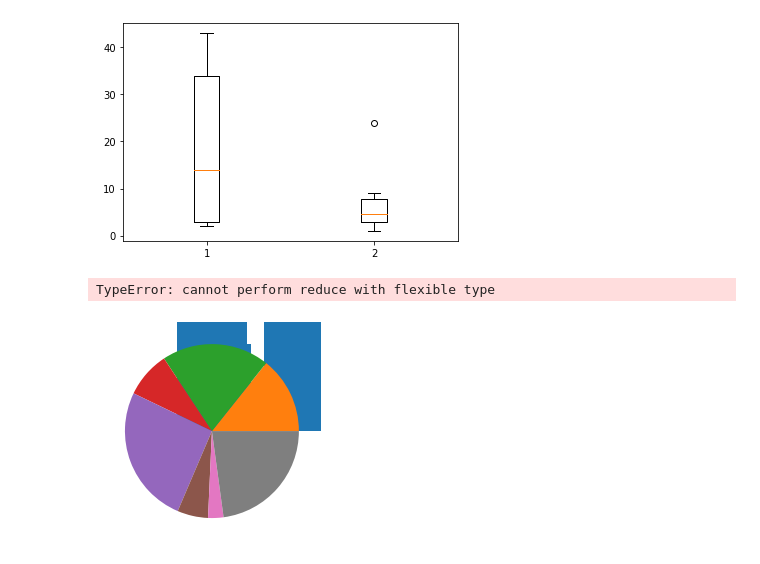
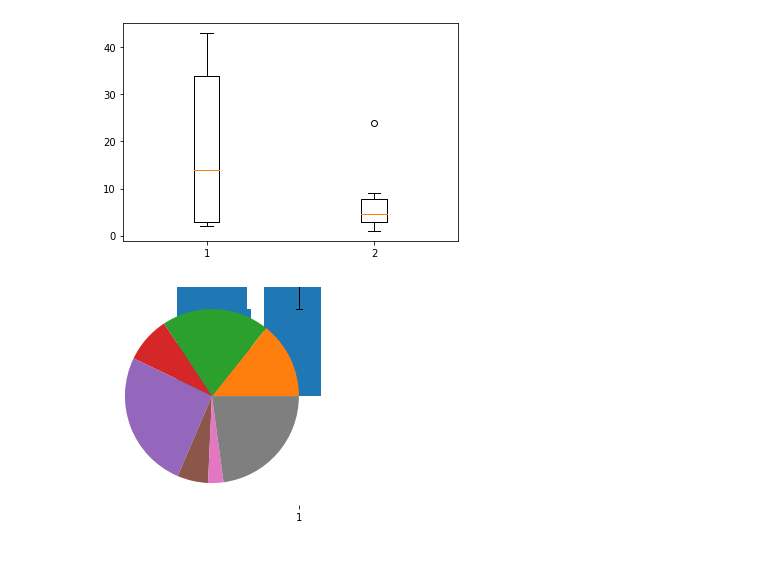
Before and after one commit to Mabtoor-Mabx/Matplotlib_Practice, a Jupyter notebook: Matplotlib.ipynb, the cells around one changed output. Saved outputs shown, nothing was run; the diff lists cells and outputs as text; code cells hidden in the pictures.

```diff
--- a/Matplotlib.ipynb
+++ b/Matplotlib.ipynb
@@ -110,10 +110,10 @@ plt.show()
 # %%
 va1 = ['M','A','B','T','O','P','R']
 va2 = [5,7,3,9,2,1,8]
 plt.bar(va1,va2)
 plt.hist([va1,va2])
 plt.pie(va2)
-plt.boxplot(va1,va2)
+plt.boxplot(va2)
+plt.show()
 # %% [output]
-TypeError: cannot perform reduce with flexible type
-[figure, old version]
+[figure, new version]
```
